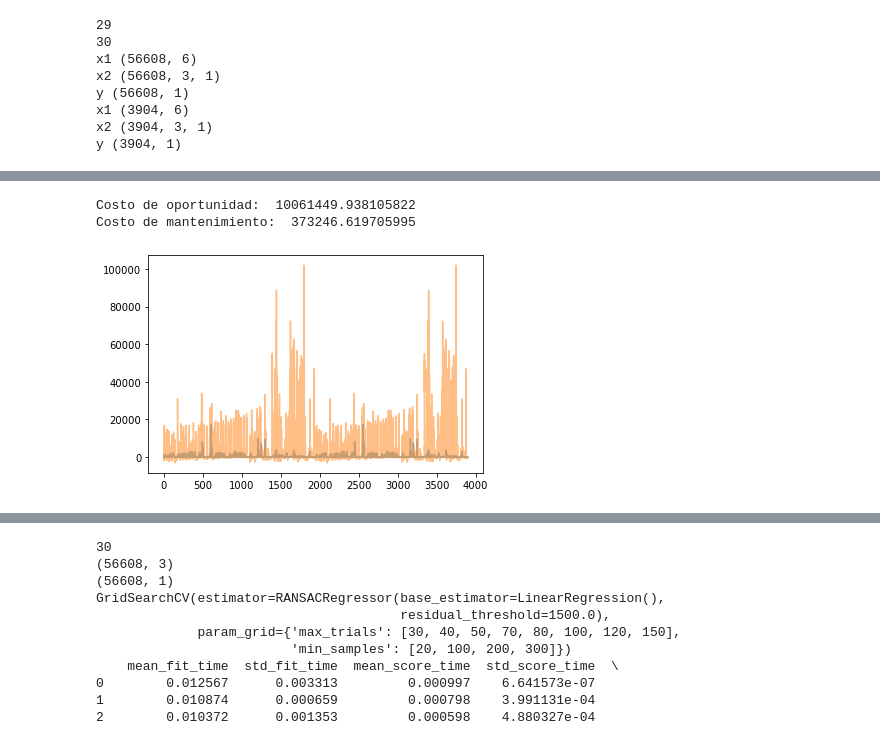
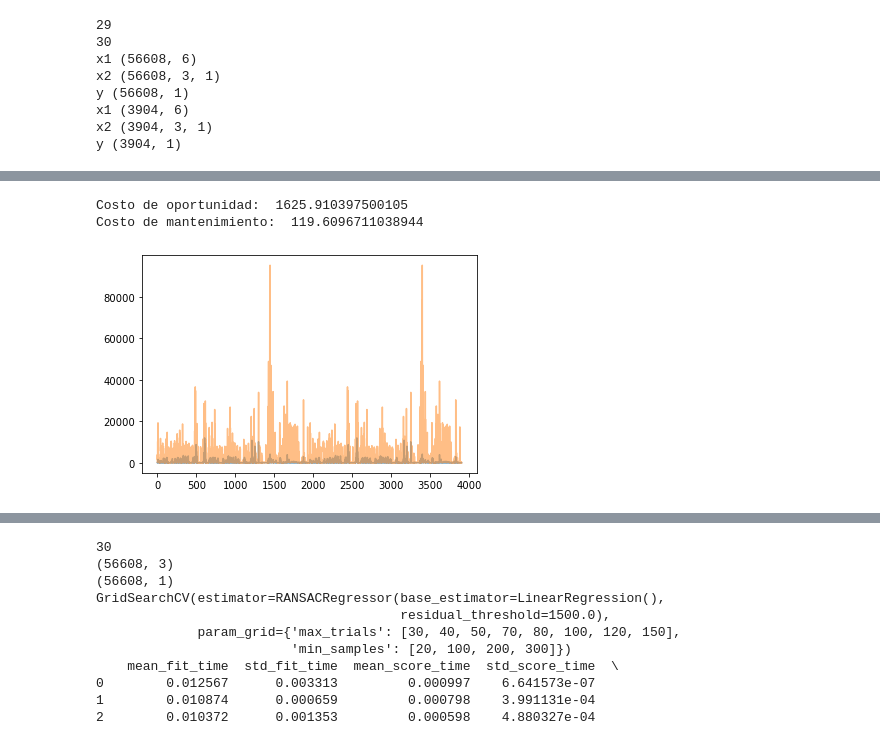
Before and after one commit to Alberto7526/MonografiaGithub, a Jupyter notebook: Pruebas.ipynb, the cells around one changed output, grey strips where cells are left out. Drawn from its saved outputs; the diff is of its cells as text; code cells hidden in the pictures.

```diff
--- a/Pruebas.ipynb
+++ b/Pruebas.ipynb
@@ -87,6 +87,11 @@ y (56608, 1)
 x1 (3904, 6)
 x2 (3904, 3, 1)
 y (3904, 1)
+# %%
+from keras import backend
+
+def rmse(y_true, y_pred):
+    return backend.sqrt(backend.mean(backend.square(y_pred - y_true), axis=-1))
 # %%
 split_data =split_rnn(df,3)
 
@@ -111,10 +116,10 @@ model = Model(inputs=[input1,input2],outputs=[output])
 print(model.summary())
 
 model.compile(optimizer='adam',
-            loss='MeanSquaredError',
-            metrics=['MeanSquaredError'])
+            loss=rmse,
+            metrics=[rmse])
 
-history = model.fit([x1_train,x2_train],y_train,epochs=25)
+history = model.fit([x1_train,x2_train],y_train,epochs=50)
 
 plt.plot(history.history['loss'])
 plt.show()
@@ -163,6 +168,9 @@ def calculate_expense(expense,quantity,initial_inventory=0):
     return float(expense*(quantity+initial_inventory))
 
 def eval(x,y_true,y_pred):
+    '''
+
+    '''
     price = x[:,2]
     base_price = price*0.87
     salary_per_employee = 5964
@@ -192,14 +200,14 @@ def eval(x,y_true,y_pred):
             oportunidad += float(gain_pred[i])
         else:
             mantenimiento += expense_pred[i]
-    print('Costo de oportunidad: ',oportunidad)
-    print('Costo de mantenimiento: ',mantenimiento)
+    print('Costo de oportunidad: ',oportunidad/len(y_pred))
+    print('Costo de mantenimiento: ',mantenimiento/len(y_pred))
     plt.plot(expense_pred,alpha=0.5)
     plt.plot(gain_pred,alpha=0.5)
     plt.show()
 # %%
-eval (x1_test,y_true,y_pred)
+eval (x1_test,y_test,y_pred)
 # %% [output]
-Costo de oportunidad:  10061449.938105822
-Costo de mantenimiento:  373246.619705995
+Costo de oportunidad:  1625.910397500105
+Costo de mantenimiento:  119.6096711038944
-[figure, old version]
+[figure, new version]
```
Also changed, not shown: parts of 4 cells of this notebook, 14 other files.
